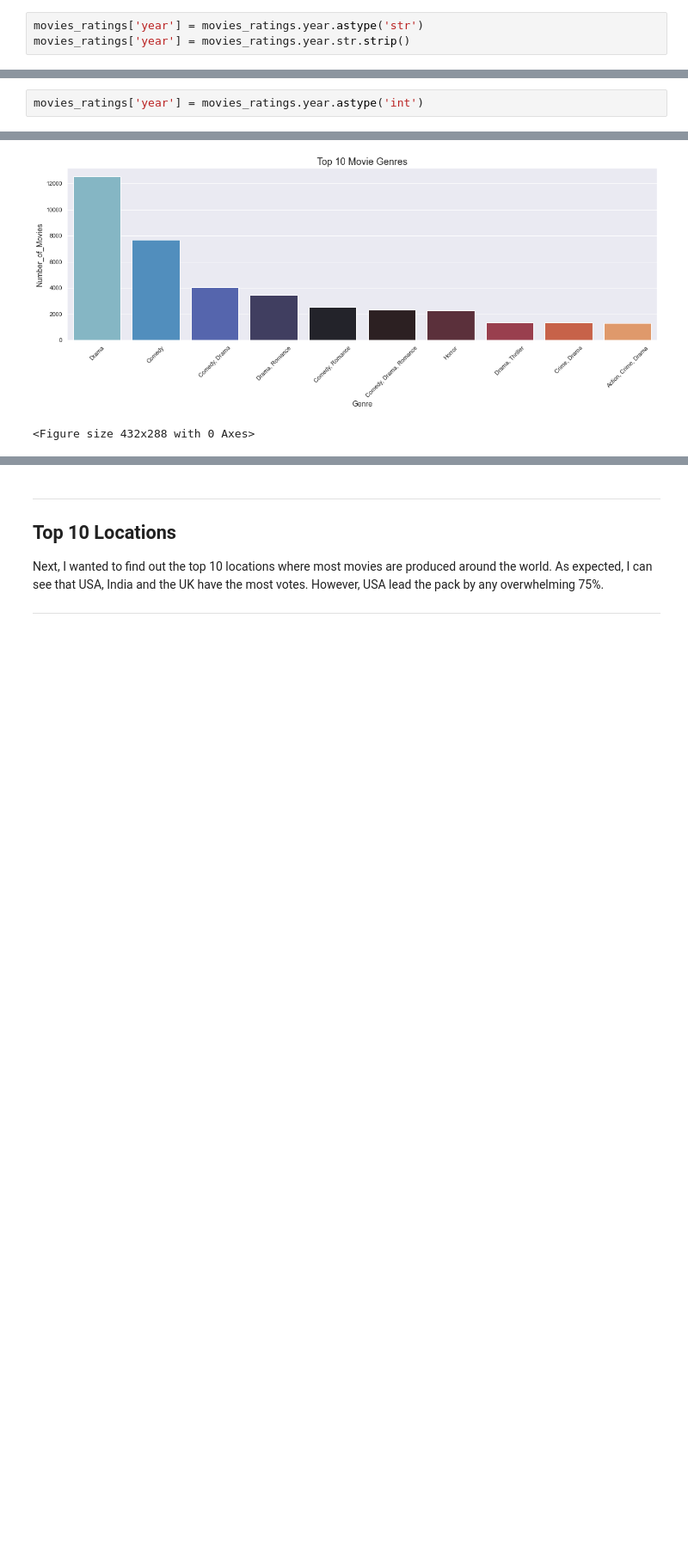
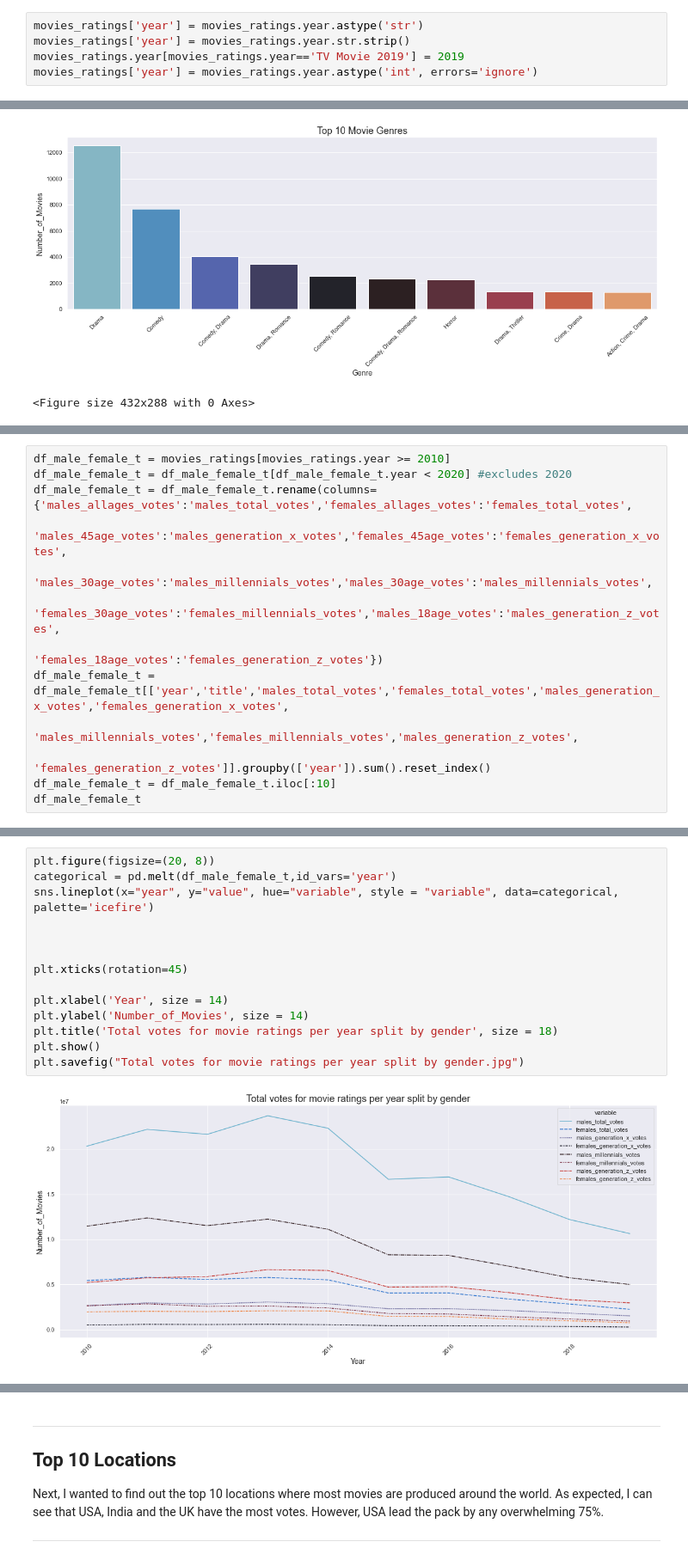
Before and after one commit to lookupkim/110920-pt-project-template, a Jupyter notebook: MMA.ipynb, the cells around one changed output, grey strips where cells are left out. Shown at 86% size. Drawn from its saved outputs; the diff is of its cells as text; blank space fills up the shorter version.

```diff
--- a/MMA.ipynb
+++ b/MMA.ipynb
@@ -220,3 +67,5 @@ I will be exploring both as we go. Therefore, I merged the datasets and name the
 # %%
 movies_ratings['year'] = movies_ratings.year.astype('str')
 movies_ratings['year'] = movies_ratings.year.str.strip()
+movies_ratings.year[movies_ratings.year=='TV Movie 2019'] = 2019
+movies_ratings['year'] = movies_ratings.year.astype('int', errors='ignore')
@@ -249,2 +76,0 @@ See the caveats in the documentation: https://pandas.pydata.org/pandas-docs/stab
-# %%
-movies_ratings['year'] = movies_ratings.year.astype('int')
@@ -868,0 +133,13 @@ df_reviews2010_xx.iloc[:10]
+# %%
+df_male_female_t = movies_ratings[movies_ratings.year >= 2010]
+df_male_female_t = df_male_female_t[df_male_female_t.year < 2020] #excludes 2020
+df_male_female_t = df_male_female_t.rename(columns={'males_allages_votes':'males_total_votes','females_allages_votes':'females_total_votes',
+                                                    'males_45age_votes':'males_generation_x_votes','females_45age_votes':'females_generation_x_votes',
+                                                   'males_30age_votes':'males_millennials_votes','males_30age_votes':'males_millennials_votes',
+                                                   'females_30age_votes':'females_millennials_votes','males_18age_votes':'males_generation_z_votes',
+                                                   'females_18age_votes':'females_generation_z_votes'})
+df_male_female_t = df_male_female_t[['year','title','males_total_votes','females_total_votes','males_generation_x_votes','females_generation_x_votes',
+                                     'males_millennials_votes','females_millennials_votes','males_generation_z_votes',
+                                     'females_generation_z_votes']].groupby(['year']).sum().reset_index()
+df_male_female_t = df_male_female_t.iloc[:10]
+df_male_female_t
@@ -868,0 +158,16 @@ df_reviews2010_xx.iloc[:10]
+# %%
+plt.figure(figsize=(20, 8))
+categorical = pd.melt(df_male_female_t,id_vars='year')
+sns.lineplot(x="year", y="value", hue="variable", style = "variable", data=categorical, palette='icefire')
+
+
+
+plt.xticks(rotation=45)
+
+plt.xlabel('Year', size = 14)
+plt.ylabel('Number_of_Movies', size = 14)
+plt.title('Total votes for movie ratings per year split by gender', size = 18)
+plt.show()
+plt.savefig("Total votes for movie ratings per year split by gender.jpg")
+# %% [output]
+[figure, added]
```
Also changed, not shown: parts of 64 cells of this notebook, 23 other files.
